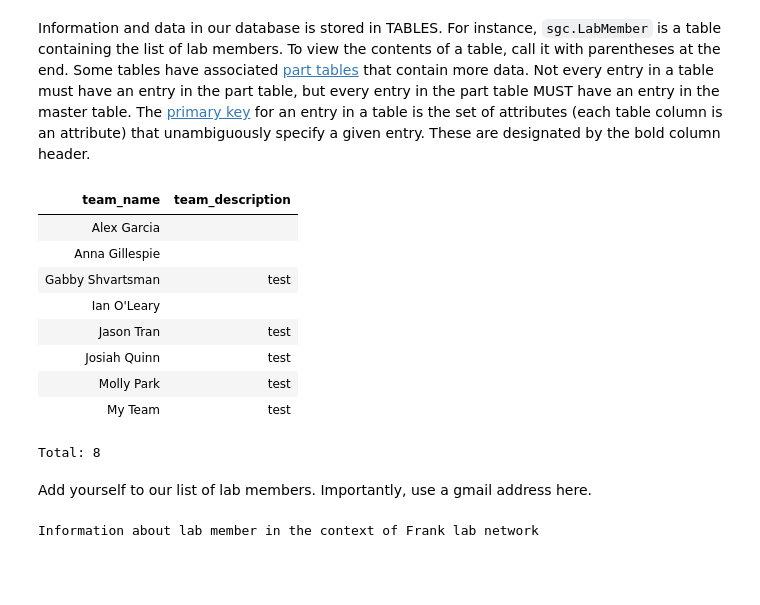
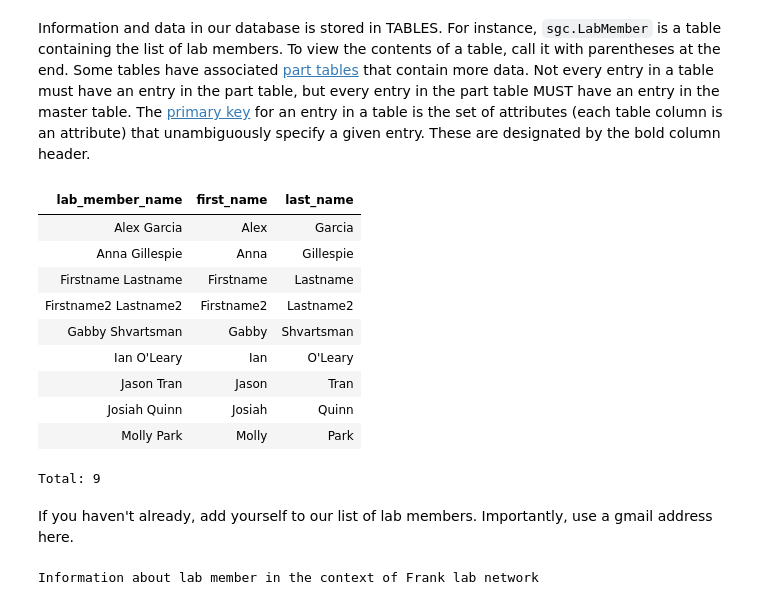
Before and after one commit to gillespielab/gl_spyglass, a Jupyter notebook: notebooks/tutorial_1.ipynb, the cells around one changed output. Saved outputs shown, nothing was run; the diff lists cells and outputs as text; code cells hidden in the pictures; blank space fills up the shorter version.

```diff
--- a/notebooks/tutorial_1.ipynb
+++ b/notebooks/tutorial_1.ipynb
@@ -29,20 +27,21 @@ import spyglass.data_import as sgi
 # %% [markdown]
 Information and data in our database is stored in TABLES. For instance, `sgc.LabMember` is a table containing the list of lab members. To view the contents of a table, call it with parentheses at the end. Some tables have associated [part tables](https://datajoint.com/docs/core/datajoint-python/0.14/design/tables/master-part/) that contain more data. Not every entry in a table must have an entry in the part table, but every entry in the part table MUST have an entry in the master table. The [primary key](https://datajoint.com/docs/core/datajoint-python/0.14/design/tables/primary/) for an entry in a table is the set of attributes (each table column is an attribute) that unambiguously specify a given entry. These are designated by the bold column header.
 # %%
-sgc.LabTeam()
+sgc.LabMember()
 # %% [output]
-| team_name | team_description |
-| Alex Garcia |  |
-| Anna Gillespie |  |
-| Gabby Shvartsman | test |
-| Ian O'Leary |  |
-| Jason Tran | test |
-| Josiah Quinn | test |
-| Molly Park | test |
-| My Team | test |
+| lab_member_name | first_name | last_name |
+| Alex Garcia | Alex | Garcia |
+| Anna Gillespie | Anna | Gillespie |
+| Firstname Lastname | Firstname | Lastname |
+| Firstname2 Lastname2 | Firstname2 | Lastname2 |
+| Gabby Shvartsman | Gabby | Shvartsman |
+| Ian O'Leary | Ian | O'Leary |
+| Jason Tran | Jason | Tran |
+| Josiah Quinn | Josiah | Quinn |
+| Molly Park | Molly | Park |
-Total: 8
+Total: 9
 # %% [markdown]
-Add yourself to our list of lab members.  Importantly, use a gmail address here.
+If you haven't already, add yourself to our list of lab members.  Importantly, use a gmail address here.
 # %%
 sgc.LabMember.LabMemberInfo.insert(
     [  # Full name, Google email address, DataJoint username
```
Also changed, not shown: parts of 15 cells of this notebook.
